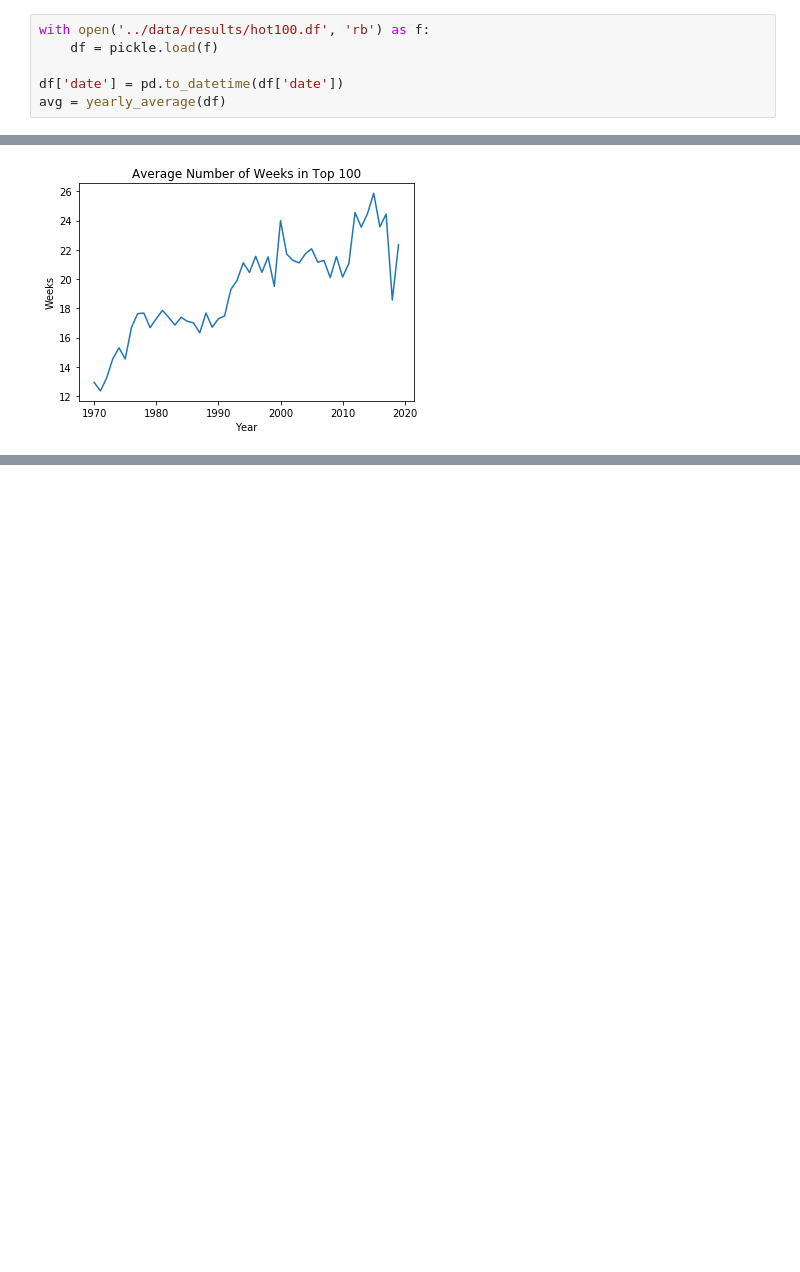
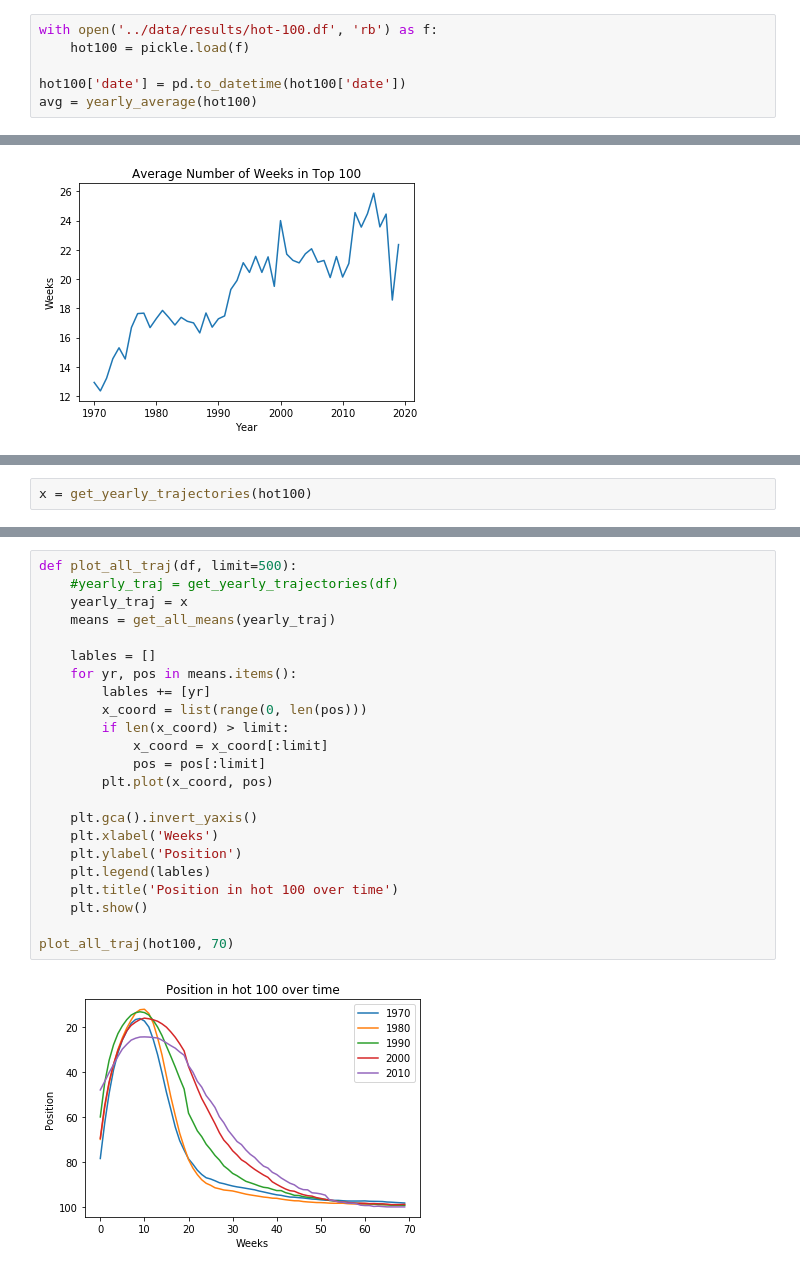
Before and after one commit to Guptacos/spotify_analysis, a Jupyter notebook: analyze_data/time_in_top.ipynb, the cells around one changed output, grey strips where cells are left out. Drawn from its saved outputs; the diff is of its cells as text; blank space fills up the shorter version.

```diff
--- a/analyze_data/time_in_top.ipynb
+++ b/analyze_data/time_in_top.ipynb
@@ -45,11 +45,11 @@ def yearly_average(top_df):
 
     return result
 # %%
-with open('../data/results/hot100.df', 'rb') as f:
-    df = pickle.load(f)
+with open('../data/results/hot-100.df', 'rb') as f:
+    hot100 = pickle.load(f)
 
-df['date'] = pd.to_datetime(df['date'])
-avg = yearly_average(df)
+hot100['date'] = pd.to_datetime(hot100['date'])
+avg = yearly_average(hot100)
 # %%
 import matplotlib.pyplot as plt
 from statistics import mean
@@ -82,0 +111,2 @@ plot_avg(1)
+# %%
+x = get_yearly_trajectories(hot100)
@@ -82,0 +141,25 @@ plot_avg(1)
+# %%
+def plot_all_traj(df, limit=500):
+    #yearly_traj = get_yearly_trajectories(df)
+    yearly_traj = x
+    means = get_all_means(yearly_traj)
+
+    lables = []
+    for yr, pos in means.items():
+        lables += [yr]
+        x_coord = list(range(0, len(pos)))
+        if len(x_coord) > limit:
+            x_coord = x_coord[:limit]
+            pos = pos[:limit]
+        plt.plot(x_coord, pos)
+
+    plt.gca().invert_yaxis()
+    plt.xlabel('Weeks')
+    plt.ylabel('Position')
+    plt.legend(lables)
+    plt.title('Position in hot 100 over time')
+    plt.show()
+
+plot_all_traj(hot100, 70)
+# %% [output]
+[figure, added]
```
Also changed, not shown: parts of 4 cells of this notebook, 1 other file.
